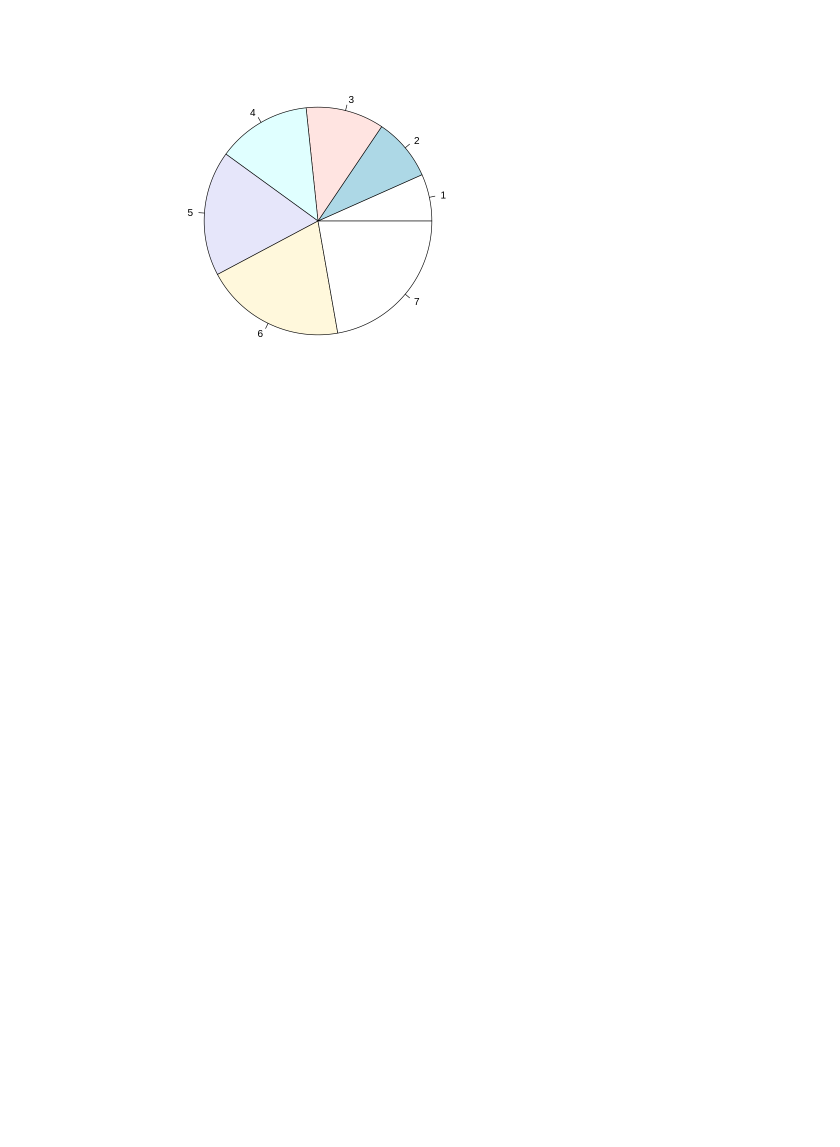
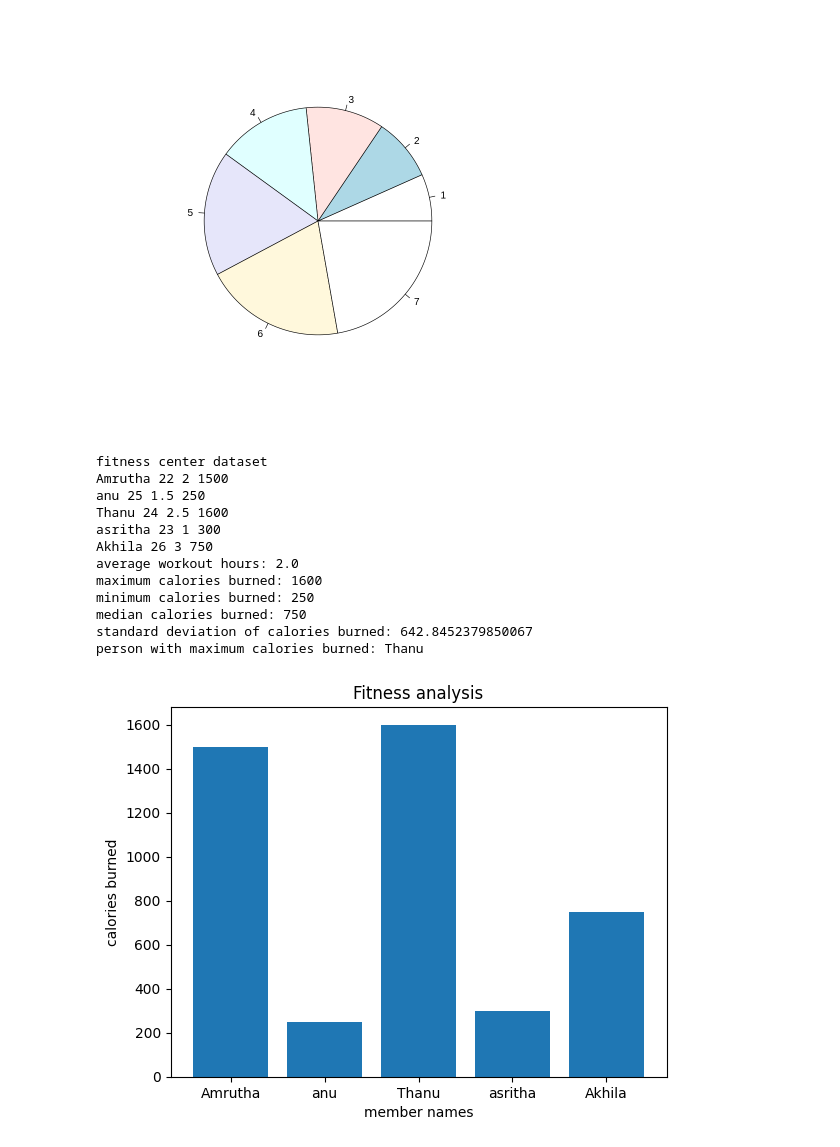
Before and after one commit to Thanujaroyal24/day2-R.language, a Jupyter notebook: Untitled2.ipynb, the cells around one changed output. Cells and saved outputs as stored; diff of their text form; code cells hidden in the pictures; blank space fills up the shorter version.

```diff
--- a/Untitled2.ipynb
+++ b/Untitled2.ipynb
@@ -40,3 +40,51 @@ pie(data)
 [figure]
 [figure]
 [figure]
+# %%
+#Descriptive analysis
+import statistics
+import matplotlib.pyplot as plt
+mem_names=["Amrutha","anu","Thanu","asritha","Akhila"]
+ages=[22,25,24,23,26]
+workout_hours=[2,1.5,2.5,1,3]
+calories_burned=[1500,250,1600,300,750]
+print("fitness center dataset")
+for i in range(len(mem_names)):
+  print(mem_names[i],ages[i],workout_hours[i],calories_burned[i])
+avg_workout=sum(workout_hours)/len(workout_hours)
+print("average workout hours:",avg_workout)
+
+max_calories=max(calories_burned)
+print("maximum calories burned:",max_calories)
+
+min_calories=min(calories_burned)
+print("minimum calories burned:",min_calories)
+
+median_calories=statistics.median(calories_burned)
+print("median calories burned:",median_calories)
+
+std_dev=statistics.stdev(calories_burned)
+print("standard deviation of calories burned:",std_dev)
+index=calories_burned.index(max_calories)
+print("person with maximum calories burned:",mem_names[index])
+index=calories_burned.index(min_calories)
+# Corrected 'member_names' to 'mem_names'
+plt.bar(mem_names,calories_burned)
+plt.xlabel("member names")
+plt.ylabel("calories burned")
+plt.title("Fitness analysis")
+plt.show()
+# %% [output]
+fitness center dataset
+Amrutha 22 2 1500
+anu 25 1.5 250
+Thanu 24 2.5 1600
+asritha 23 1 300
+Akhila 26 3 750
+average workout hours: 2.0
+maximum calories burned: 1600
+minimum calories burned: 250
+median calories burned: 750
+standard deviation of calories burned: 642.8452379850067
+person with maximum calories burned: Thanu
+[figure, added]
```
